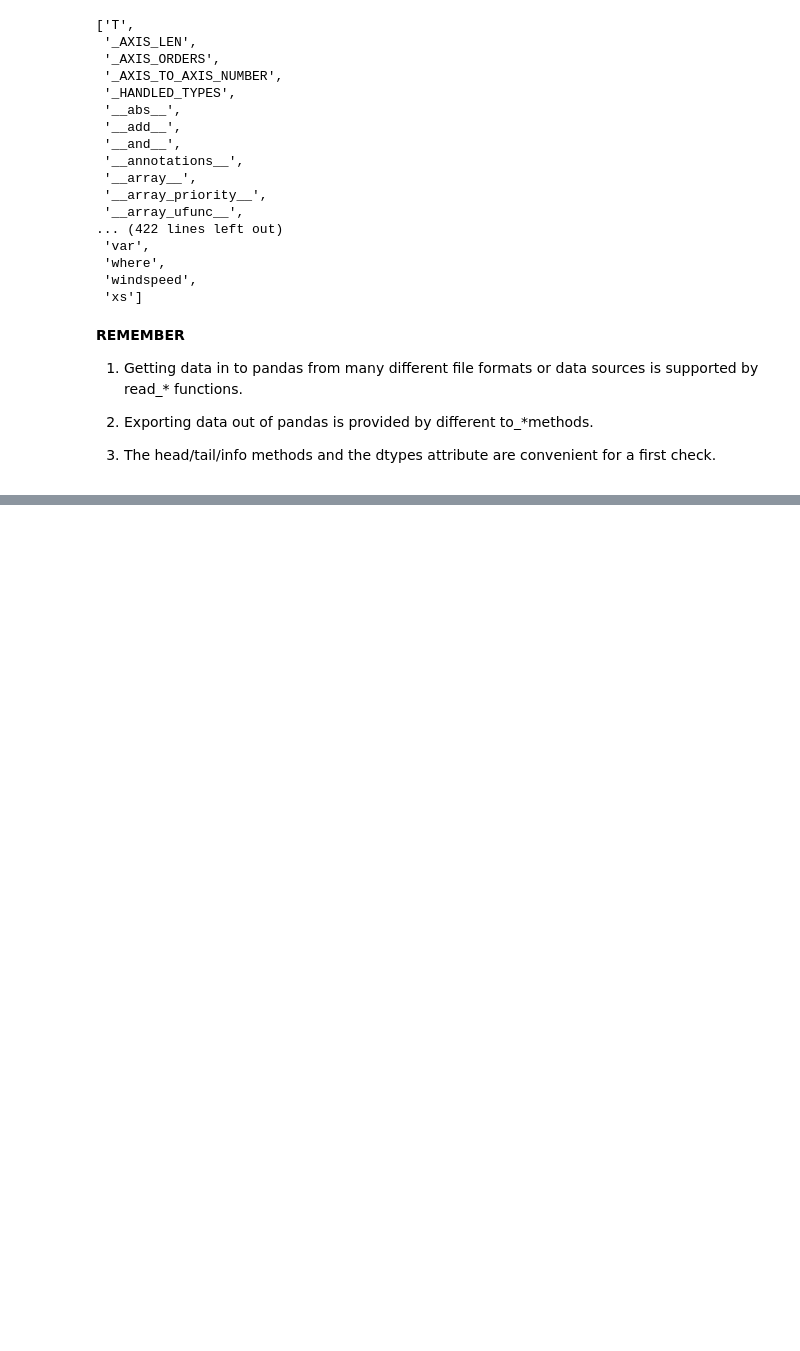
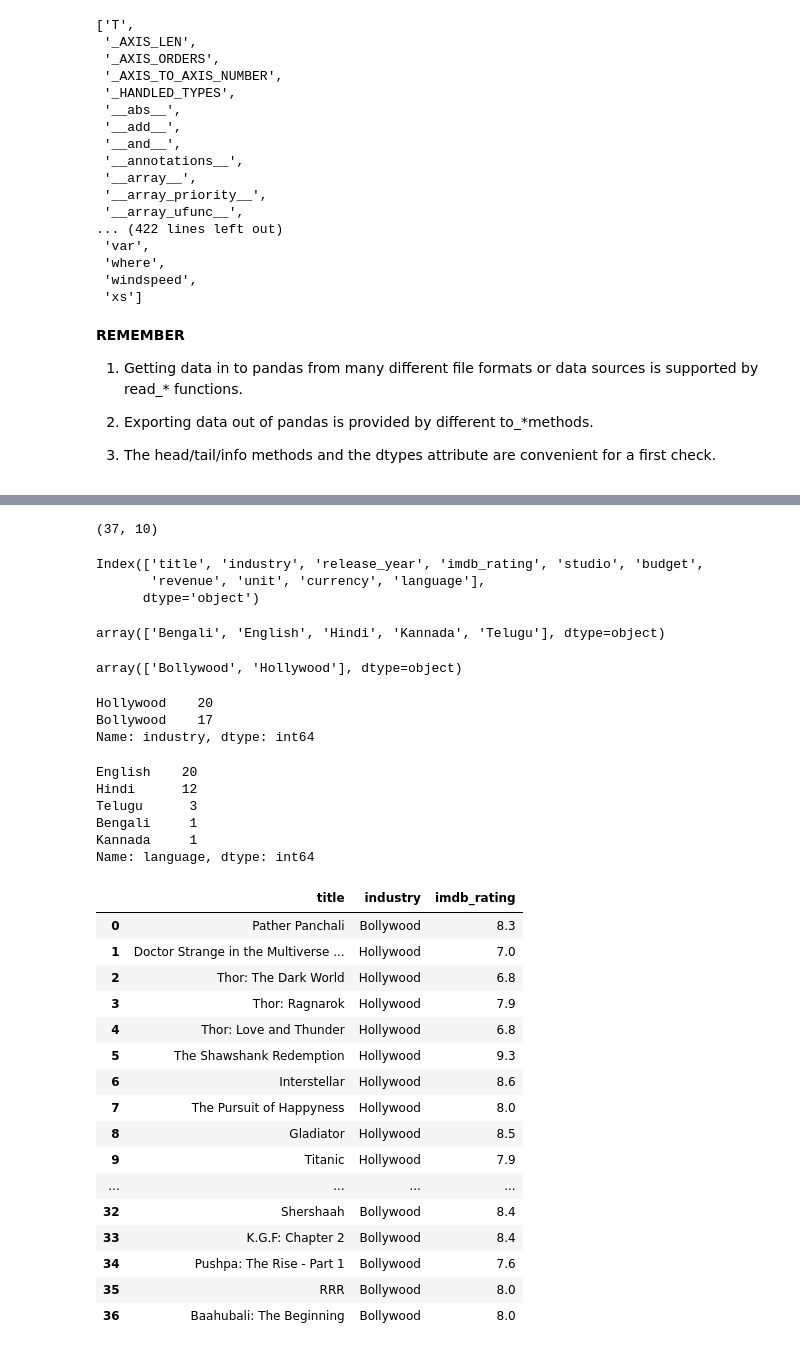
Before and after one commit to MusaddiqueHussainLabs/pandas_exercises, a Jupyter notebook: 2 - dataframe_basics.ipynb, the cells around one changed output, grey strips where cells are left out. Drawn from its saved outputs; the diff is of its cells as text; code cells hidden in the pictures; blank space fills up the shorter version.

```diff
--- a/2 - dataframe_basics.ipynb
+++ b/2 - dataframe_basics.ipynb
@@ -219,0 +250,54 @@ dir(df)
+# %%
+df.shape
+# %% [output]
+(37, 10)
+# %%
+df.columns
+# %% [output]
+Index(['title', 'industry', 'release_year', 'imdb_rating', 'studio', 'budget',
+       'revenue', 'unit', 'currency', 'language'],
+      dtype='object')
+# %%
+df.language.unique()
+# %% [output]
+array(['Bengali', 'English', 'Hindi', 'Kannada', 'Telugu'], dtype=object)
+# %%
+df.industry.unique()
+# %% [output]
+array(['Bollywood', 'Hollywood'], dtype=object)
+# %%
+df.industry.value_counts()
+# %% [output]
+Hollywood    20
+Bollywood    17
+Name: industry, dtype: int64
+# %%
+df.language.value_counts()
+# %% [output]
+English    20
+Hindi      12
+Telugu      3
+Bengali     1
+Kannada     1
+Name: language, dtype: int64
+# %%
+df_filter_col = df[["title","industry","imdb_rating"]]
+df_filter_col
+# %% [output]
+|  | title | industry | imdb_rating |
+| 0 | Pather Panchali | Bollywood | 8.3 |
+| 1 | Doctor Strange in the Multiverse ... | Hollywood | 7.0 |
+| 2 | Thor: The Dark World | Hollywood | 6.8 |
+| 3 | Thor: Ragnarok | Hollywood | 7.9 |
+| 4 | Thor: Love and Thunder | Hollywood | 6.8 |
+| 5 | The Shawshank Redemption | Hollywood | 9.3 |
+| 6 | Interstellar | Hollywood | 8.6 |
+| 7 | The Pursuit of Happyness | Hollywood | 8.0 |
+| 8 | Gladiator | Hollywood | 8.5 |
+| 9 | Titanic | Hollywood | 7.9 |
+| ... | ... | ... | ... |
+| 32 | Shershaah | Bollywood | 8.4 |
+| 33 | K.G.F: Chapter 2 | Bollywood | 8.4 |
+| 34 | Pushpa: The Rise - Part 1 | Bollywood | 7.6 |
+| 35 | RRR | Bollywood | 8.0 |
+| 36 | Baahubali: The Beginning | Bollywood | 8.0 |
```
Also changed, not shown: parts of 18 cells of this notebook.
